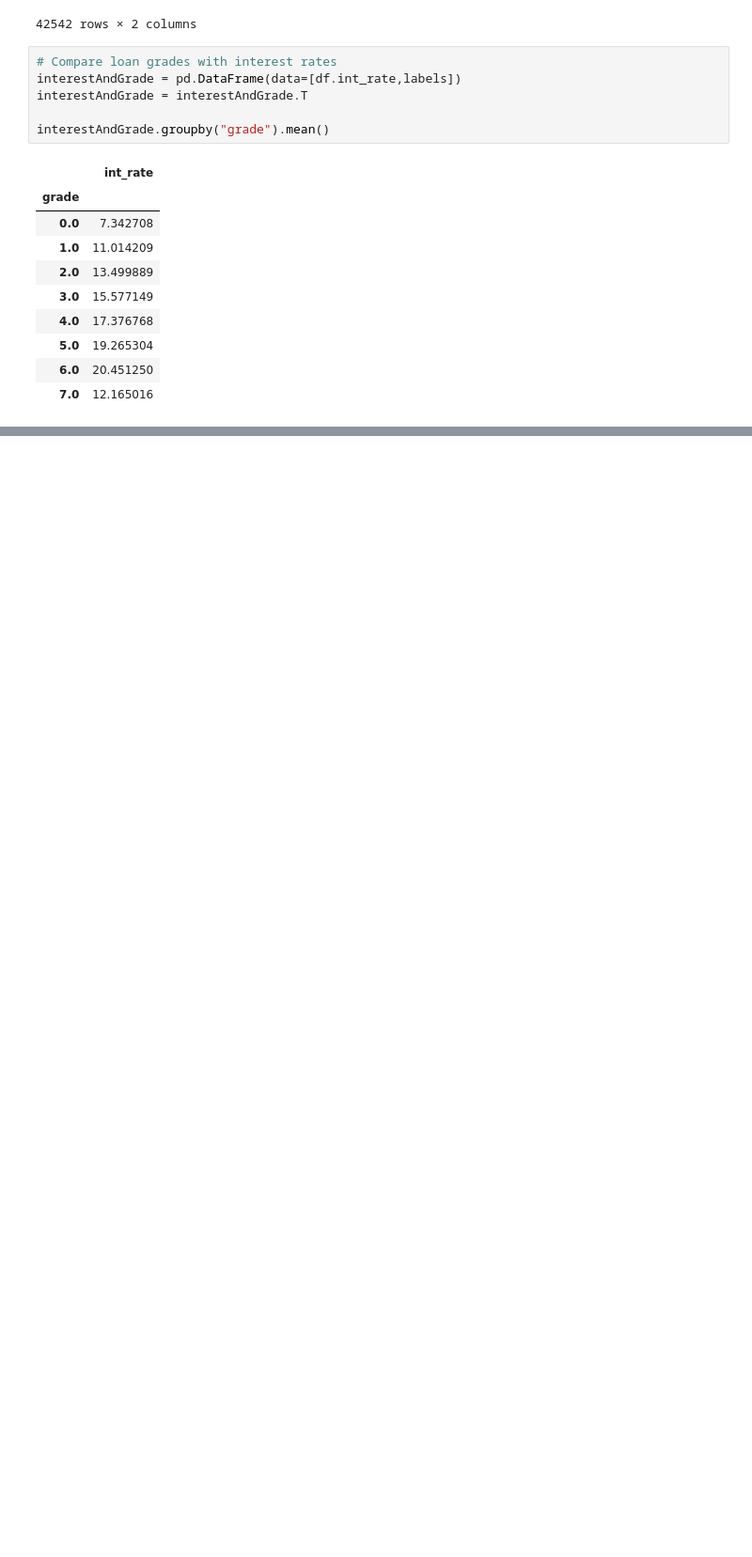
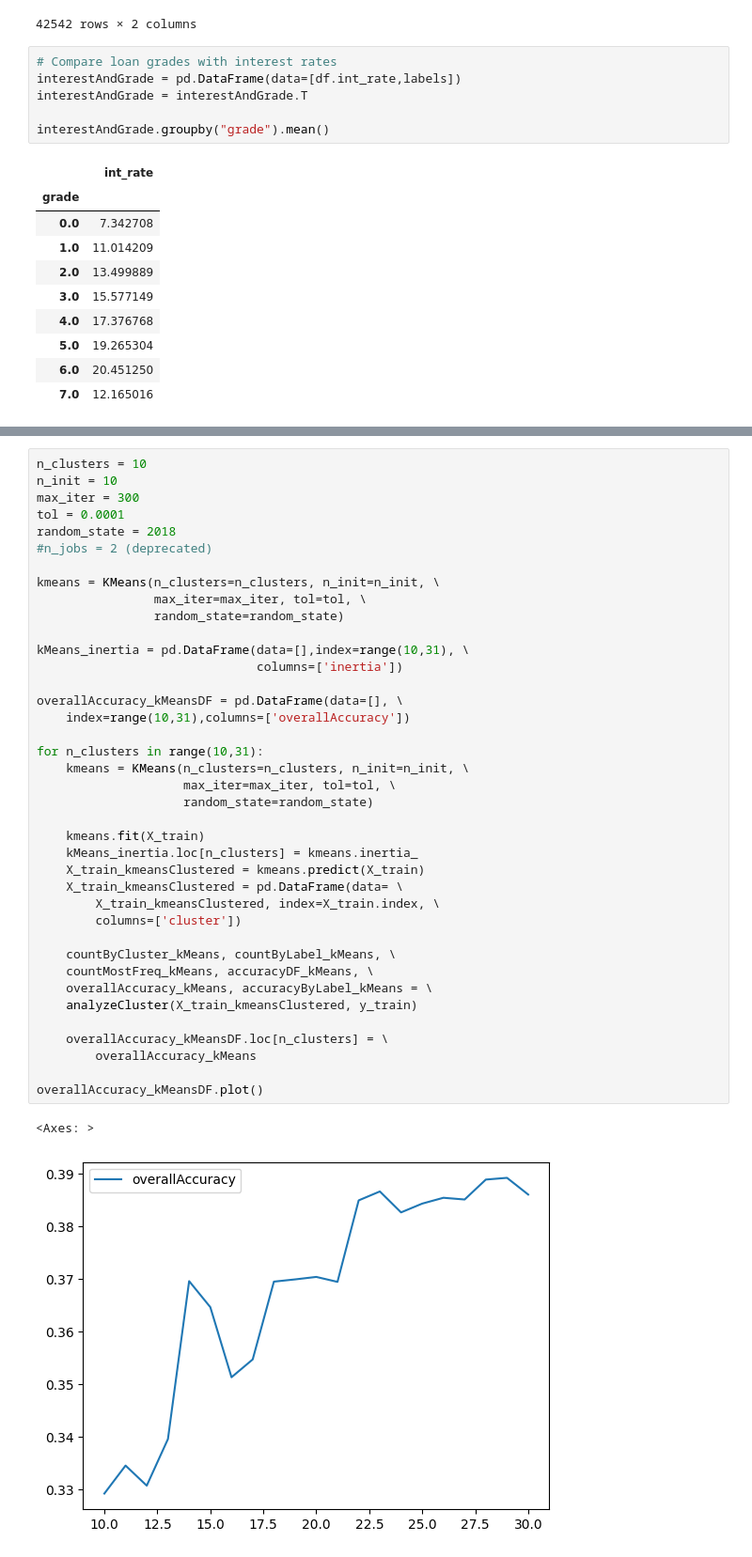
Before and after one commit to curtpond/segmentation, a Jupyter notebook: lending-club.ipynb, the cells around one changed output, grey strips where cells are left out. Shown at 94% size. Drawn from its saved outputs; the diff is of its cells as text; blank space fills up the shorter version.

Commit message:
Ran K-Means to test clusters.

```diff
--- a/lending-club.ipynb
+++ b/lending-club.ipynb
@@ -293,0 +335,42 @@ interestAndGrade.groupby("grade").mean()
+# %%
+n_clusters = 10
+n_init = 10
+max_iter = 300
+tol = 0.0001
+random_state = 2018
+#n_jobs = 2 (deprecated)
+
+kmeans = KMeans(n_clusters=n_clusters, n_init=n_init, \
+                max_iter=max_iter, tol=tol, \
+                random_state=random_state)
+
+kMeans_inertia = pd.DataFrame(data=[],index=range(10,31), \
+                              columns=['inertia'])
+
+overallAccuracy_kMeansDF = pd.DataFrame(data=[], \
+    index=range(10,31),columns=['overallAccuracy'])
+
+for n_clusters in range(10,31):
+    kmeans = KMeans(n_clusters=n_clusters, n_init=n_init, \
+                    max_iter=max_iter, tol=tol, \
+                    random_state=random_state)
+
+    kmeans.fit(X_train)
+    kMeans_inertia.loc[n_clusters] = kmeans.inertia_
+    X_train_kmeansClustered = kmeans.predict(X_train)
+    X_train_kmeansClustered = pd.DataFrame(data= \
+        X_train_kmeansClustered, index=X_train.index, \
+        columns=['cluster'])
+
+    countByCluster_kMeans, countByLabel_kMeans, \
+    countMostFreq_kMeans, accuracyDF_kMeans, \
+    overallAccuracy_kMeans, accuracyByLabel_kMeans = \
+    analyzeCluster(X_train_kmeansClustered, y_train)
+
+    overallAccuracy_kMeansDF.loc[n_clusters] = \
+        overallAccuracy_kMeans
+
+overallAccuracy_kMeansDF.plot()
+# %% [output]
+<Axes: >
+[figure, added]
```
Also changed, not shown: parts of 11 cells of this notebook.
